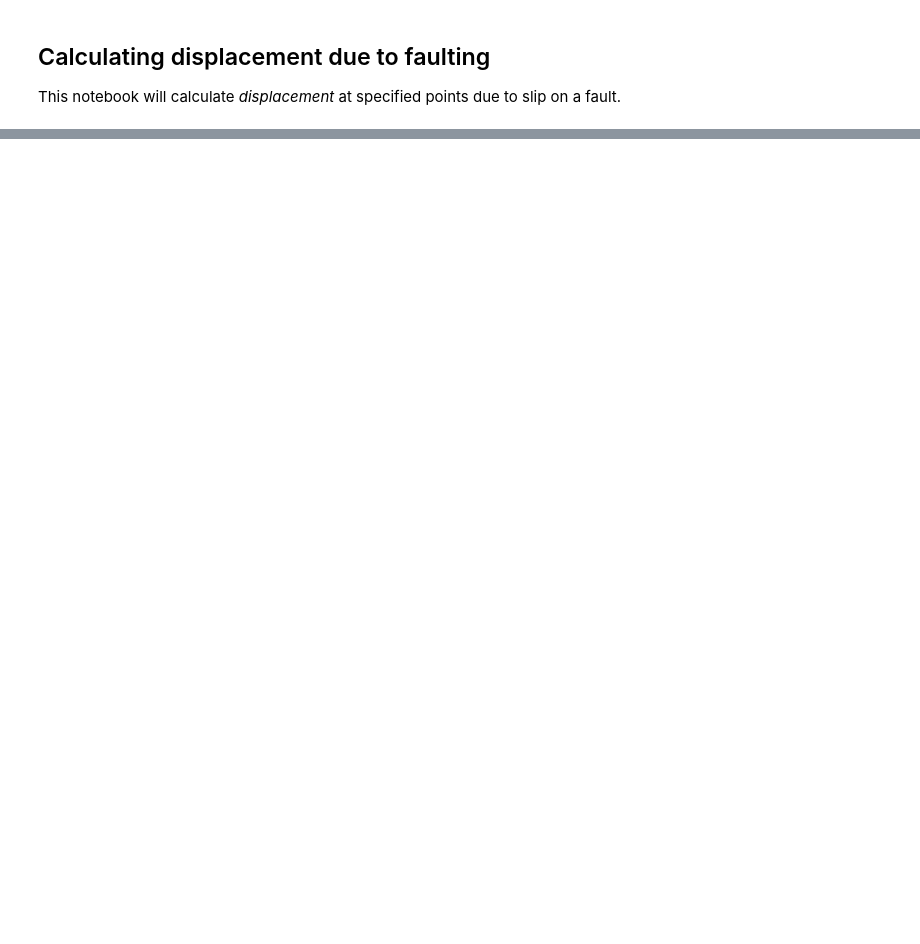
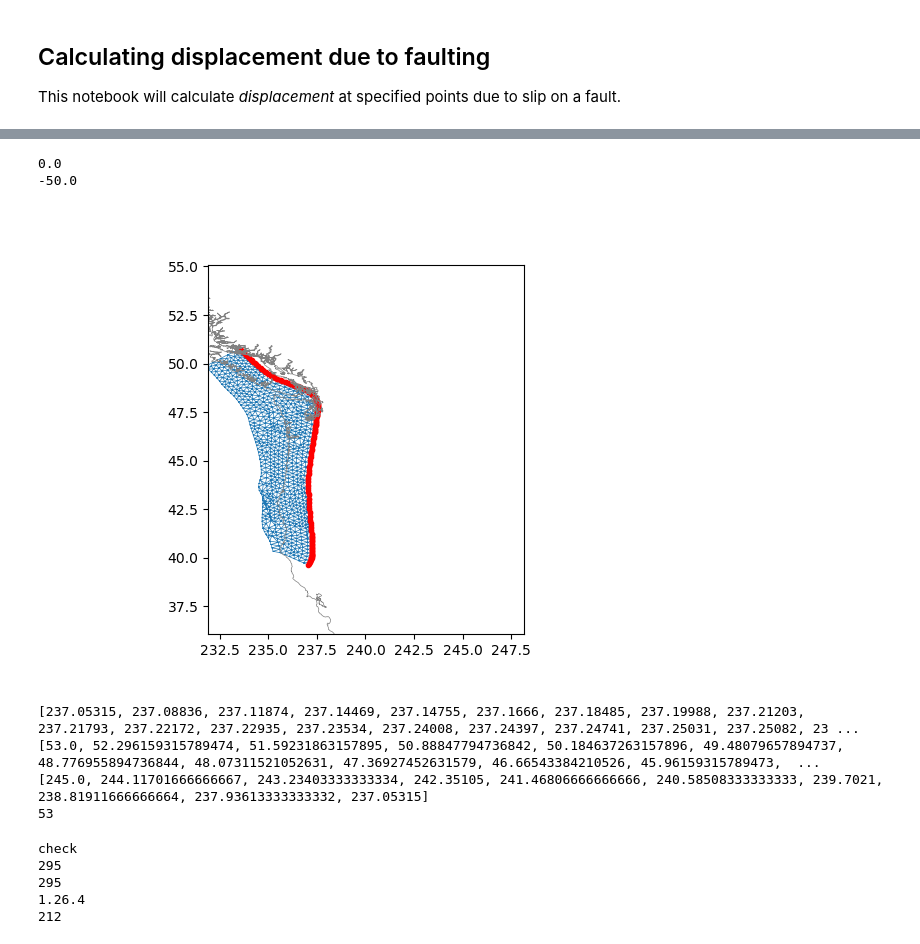
Before and after one commit to jazminemsjordan/fault_displacement, a Jupyter notebook: meshtesting.ipynb, the cells around one changed output, grey strips where cells are left out. Saved outputs shown, nothing was run; the diff lists cells and outputs as text; code cells hidden in the pictures; blank space fills up the shorter version.

```diff
--- a/meshtesting.ipynb
+++ b/meshtesting.ipynb
@@ -352,35 +357,42 @@ for i in range(len(deepest_x)):
     deepest_pairs[deepest_y_points[i]] = deepest_x[i]
 deepest_y_points.sort()
 
 deepest_x_points = []
 for i in range(len(deepest_x)):
     sorted_i = deepest_pairs.get(deepest_y_points[i])
     deepest_x_points.append(sorted_i)
 
 print(deepest_x_points)
 
 side_y_points = side_y.tolist()
 side_y_points.sort()
 side_y_points.reverse()
 print(side_y_points)
 
-bottom_x_points.sort()
-np.flip(bottom_x_points)
+bottom_x_points.reverse()
 print(bottom_x_points)
 
 
 # plotting sides
 ax.plot(top_x_points, top_y_points, '-m.')
 ax.plot(bottom_x_points, bottom_y_points, '-m.')
 ax.plot(side_x_points, side_y_points, '-m.')
 ax.plot(left_diag_x, left_diag_y, '-m.')
 ax.plot(left_vert_x, left_vert_y, '-m.')
 
 
 # plotting just two points for perimeter
 ax.plot(east_bound, max_lat, 'bo')
 ax.plot(east_bound, min_lat, 'bo')
 print(max_lat)
+# %% [output]
+0.0
+-50.0
+[figure, added]
+[237.05315, 237.08836, 237.11874, 237.14469, 237.14755, 237.1666, 237.18485, 237.19988, 237.21203, 237.21793, 237.22172, 237.22935, 237.23534, 237.24008, 237.24397, 237.24741, 237.25031, 237.25082, 23 ...
+[53.0, 52.296159315789474, 51.59231863157895, 50.88847794736842, 50.184637263157896, 49.48079657894737, 48.776955894736844, 48.07311521052631, 47.36927452631579, 46.66543384210526, 45.96159315789473,  ...
+[245.0, 244.11701666666667, 243.23403333333334, 242.35105, 241.46806666666666, 240.58508333333333, 239.7021, 238.81911666666664, 237.93613333333332, 237.05315]
+53
 # %%
 # creating mesh lists
 mesh_x = top_x_points.tolist() + side_x_points + bottom_x_points + deepest_x_points + left_diag_x.tolist() + left_vert_x
@@ -397,6 +409,12 @@ print(np.__version__)
 
 xy = np.column_stack((mesh_x, mesh_y))
 print(len(deepest_x_points))
+# %% [output]
+check
+295
+295
+1.26.4
+212
 # %%
 # delete doubled up points and create z mesh
 del mesh_x[0]
```
Also changed, not shown: parts of 6 cells of this notebook, 3 other files.
